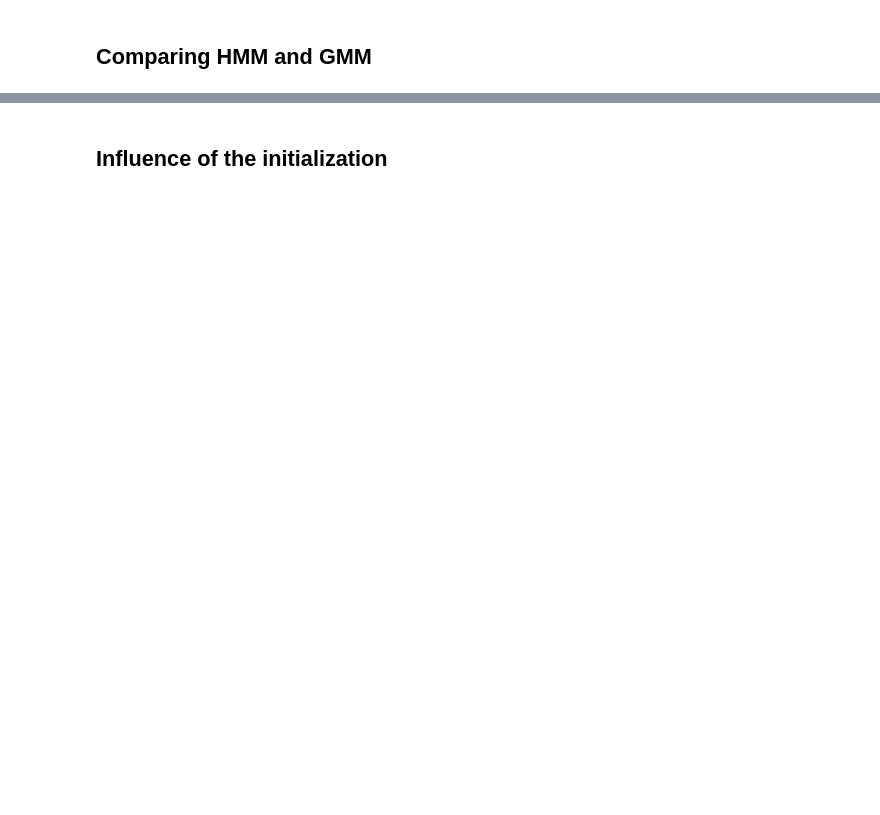
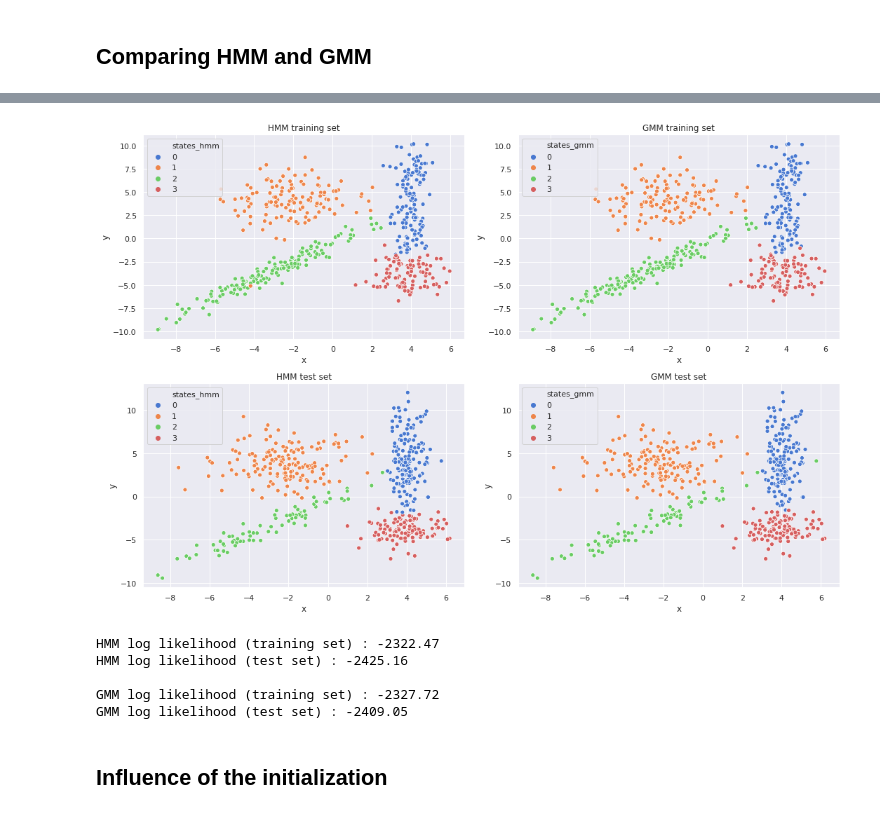
Before and after one commit to LeoAlberge/mva_probabilistic_graphic_models, a Jupyter notebook: homework3/homework3.ipynb, the cells around one changed output, grey strips where cells are left out. Drawn from its saved outputs; the diff is of its cells as text; code cells hidden in the pictures; blank space fills up the shorter version.

```diff
--- a/homework3/homework3.ipynb
+++ b/homework3/homework3.ipynb
@@ -311,0 +86,6 @@ GMM log likelihood (test set) : -2409.25
+# %%
+a, pi = initialize_random_parameters(K)
+mu = np.copy(means)
+sigma = np.copy(covs)
+gaussian_hmm = GaussianHMM(a, pi, mu, sigma)
+gaussian_hmm.learn_parameters(data_train.values, tol=eps, max_iter=100, verbose=True)
@@ -312,3 +127,15 @@ GMM log likelihood (test set) : -2409.25
+# %%
+plot_hidden_states(data_train_copy, data_test_copy, K)
+# %% [output]
+[figure, added]
+# %%
+evaluate_models(data_train, data_test, gaussian_hmm, gaussian_mixture)
+# %% [output]
+HMM log likelihood (training set) : -2322.47
+HMM log likelihood (test set) : -2425.16
+
+GMM log likelihood (training set) : -2327.72
+GMM log likelihood (test set) : -2409.05
 # %% [markdown]
 ## Influence of the initialization
 # %%
```
Also changed, not shown: parts of 30 cells of this notebook, 3 other files.
